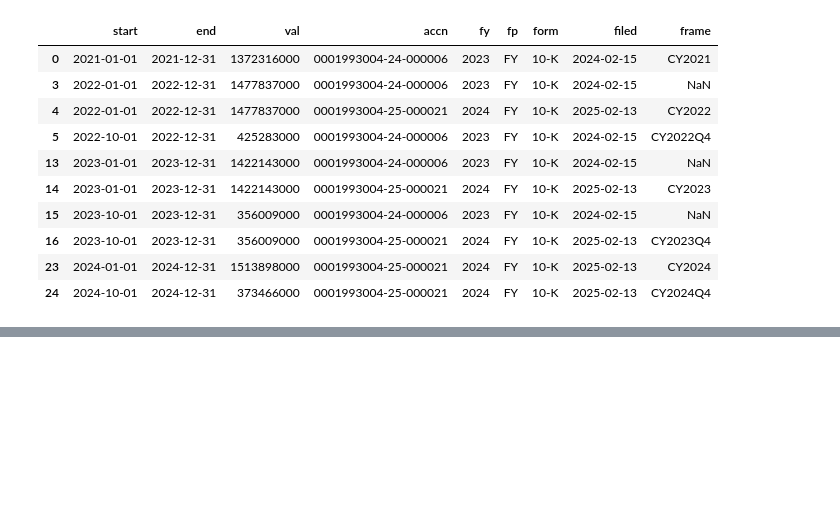
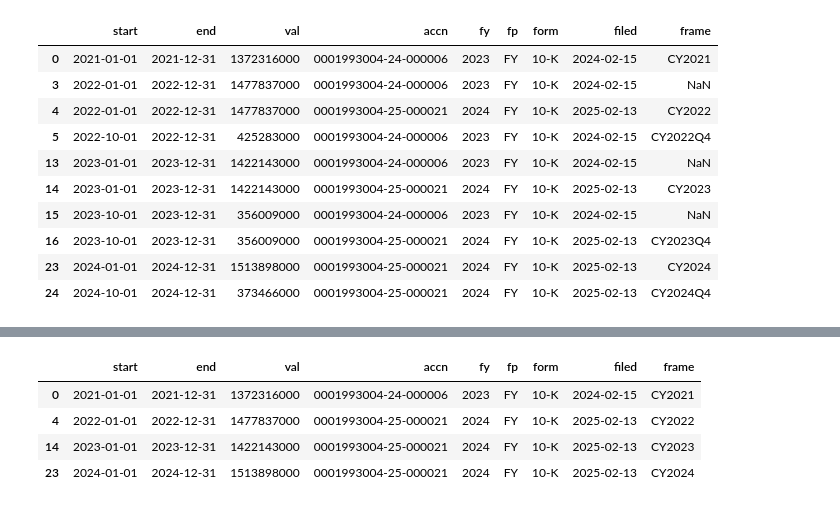
Before and after one commit to DougRoehm/sec-edgar-data, a Jupyter notebook: sec-data-pull.ipynb, the cells around one changed output, grey strips where cells are left out. Drawn from its saved outputs; the diff is of its cells as text; code cells hidden in the pictures; blank space fills up the shorter version.

```diff
--- a/sec-data-pull.ipynb
+++ b/sec-data-pull.ipynb
@@ -172,0 +185,9 @@ df_revenues.loc[df_revenues["form"] == "10-K"]
+# %%
+# Try again don't want to include quarter data - use regex starts with cy then four numbers
+df_revenues.loc[(df_revenues["form"] == "10-K") & (df_revenues["frame"].str.contains("^CY\d{4}$", regex=True))]
+# %% [output]
+|  | start | end | val | accn | fy | fp | form | filed | frame |
+| 0 | 2021-01-01 | 2021-12-31 | 1372316000 | 0001993004-24-000006 | 2023 | FY | 10-K | 2024-02-15 | CY2021 |
+| 4 | 2022-01-01 | 2022-12-31 | 1477837000 | 0001993004-25-000021 | 2024 | FY | 10-K | 2025-02-13 | CY2022 |
+| 14 | 2023-01-01 | 2023-12-31 | 1422143000 | 0001993004-25-000021 | 2024 | FY | 10-K | 2025-02-13 | CY2023 |
+| 23 | 2024-01-01 | 2024-12-31 | 1513898000 | 0001993004-25-000021 | 2024 | FY | 10-K | 2025-02-13 | CY2024 |
```
Also changed, not shown: parts of 2 cells of this notebook, 2 other files.
